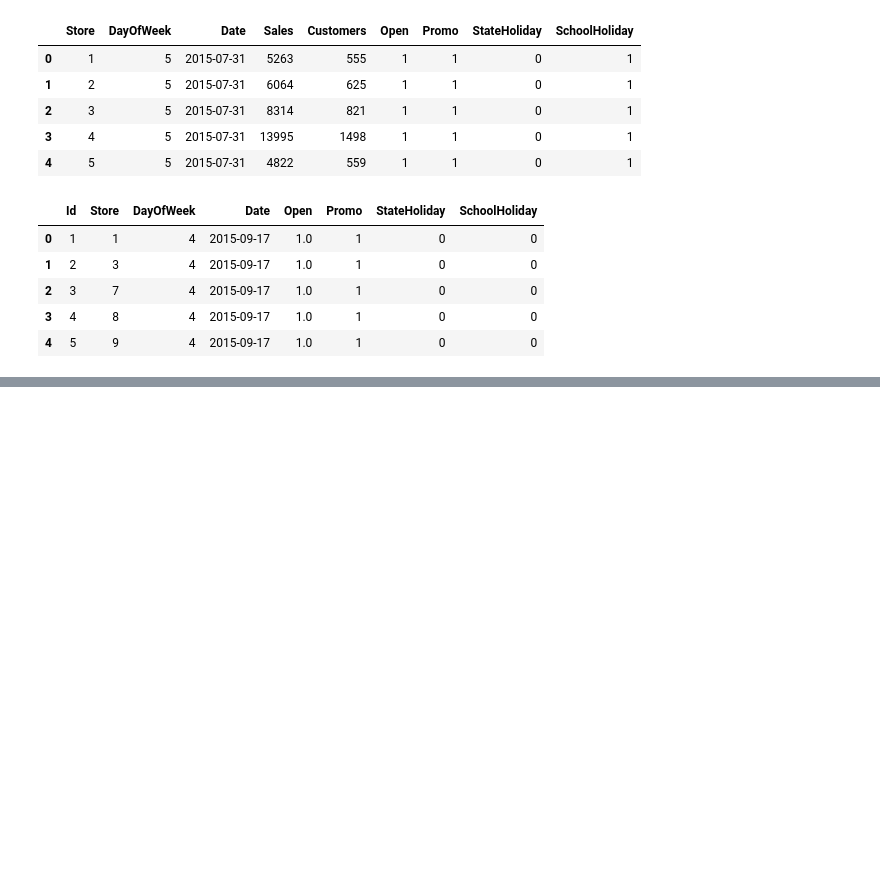
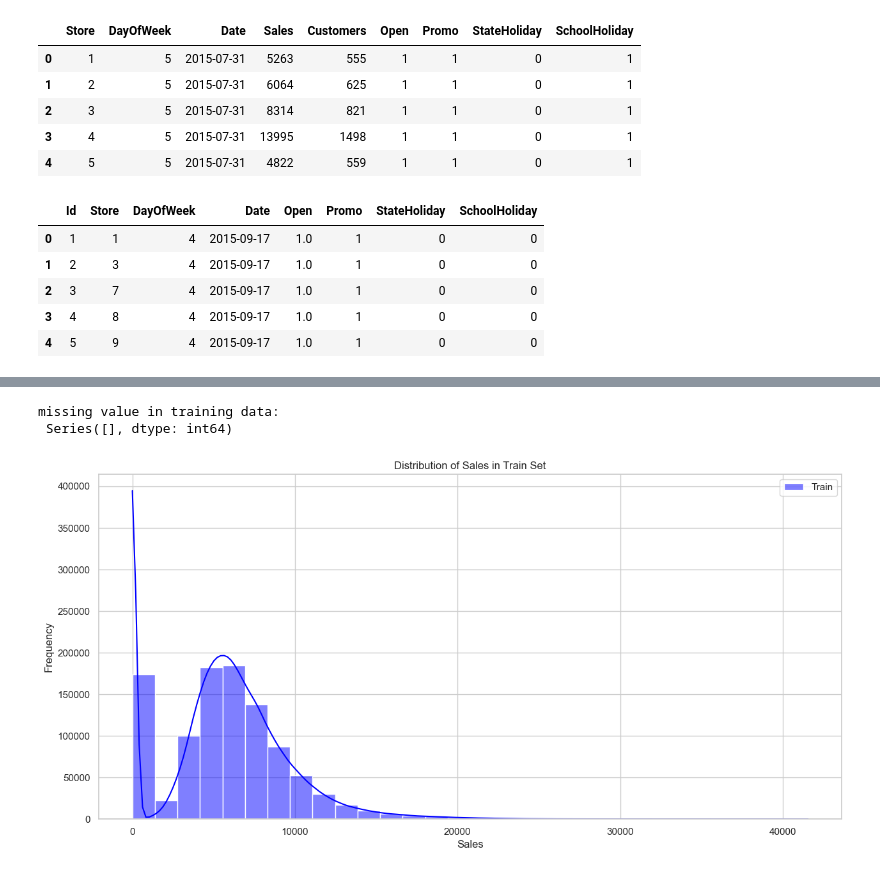
Before and after one commit to kebaHailu/Rossmann_Pharmaceuticals_ML, a Jupyter notebook: src/notebooks/Exploration of customer purchasing behavior.ipynb, the cells around one changed output, grey strips where cells are left out. Cells and saved outputs as stored; diff of their text form; code cells hidden in the pictures; blank space fills up the shorter version.

```diff
--- a/src/notebooks/Exploration of customer purchasing behavior.ipynb
+++ b/src/notebooks/Exploration of customer purchasing behavior.ipynb
@@ -121,0 +84,21 @@ Missing values in training data:
+# %%
+# set the aesthetic theme of the plots
+sns.set_theme(style='whitegrid')
+# %%
+# Data Cleaning: Check for missing values and handle them
+missing_values = train.isnull().sum()
+print("missing value in training data: \n", missing_values[missing_values > 0])
+# %% [output]
+missing value in training data:
+ Series([], dtype: int64)
+# %%
+# 1. Distribution of Sales in Train set
+plt.figure(figsize=(15, 7))
+sns.histplot(train['Sales'], bins=30, kde=True, color='blue', label='Train')
+plt.title('Distribution of Sales in Train Set')
+plt.xlabel('Sales')
+plt.ylabel('Frequency')
+plt.legend()
+plt.show()
+# %% [output]
+[figure, added]
```
Also changed, not shown: parts of 7 cells of this notebook.
